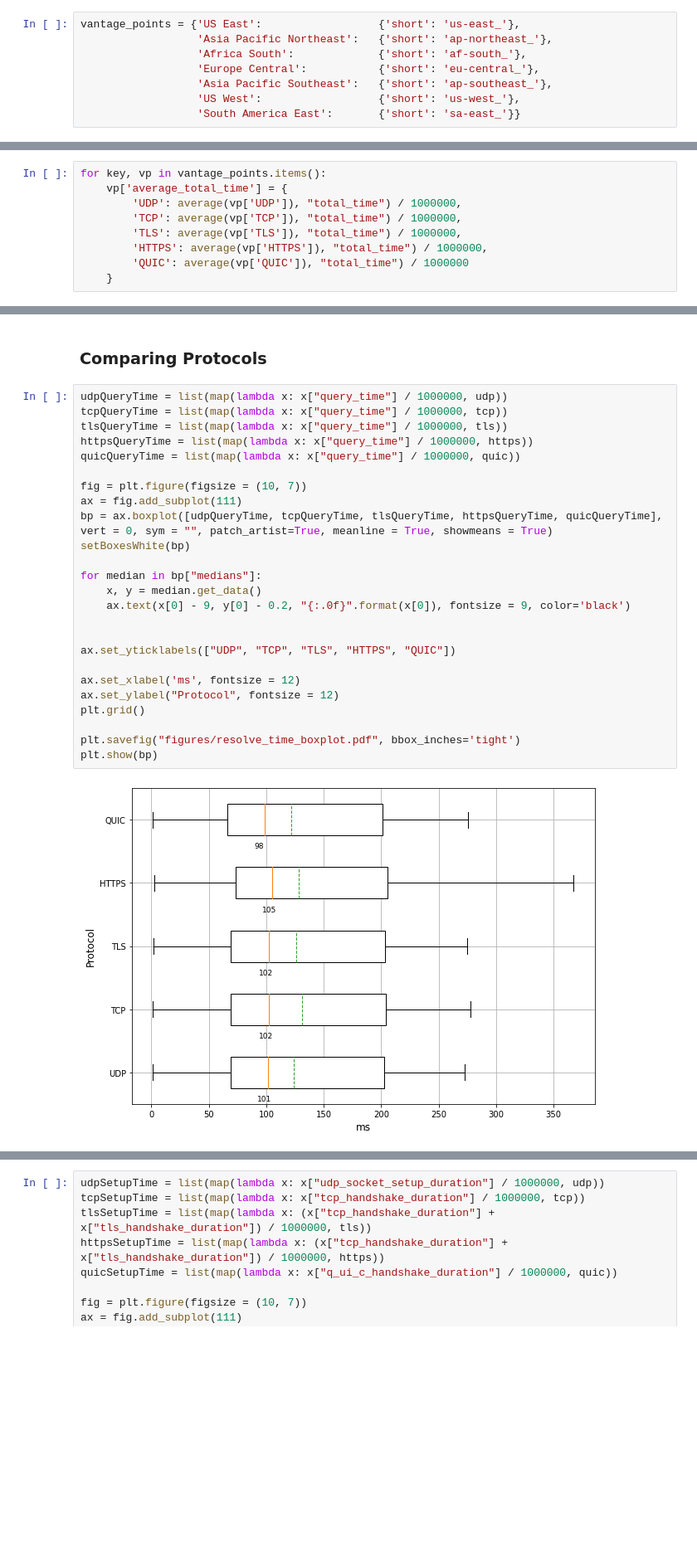
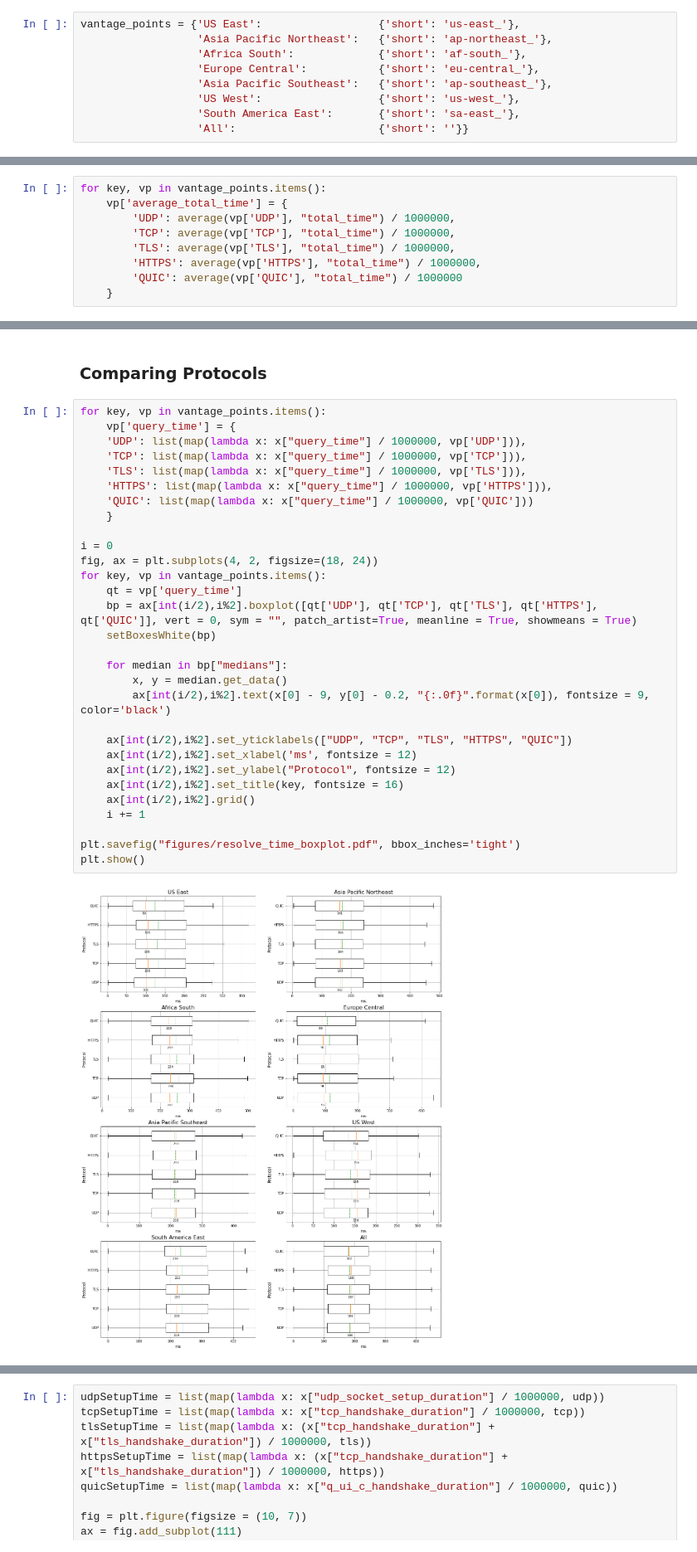
Before and after one commit to justus237/dns-analysis, a Jupyter notebook: Performance.ipynb, the cells around one changed output, grey strips where cells are left out. Shown: that part at 83% size. Cells and saved outputs as stored; diff of their text form; blank space fills up the shorter version.

Commit message:
updated mixed graphs

```diff
--- a/Performance.ipynb
+++ b/Performance.ipynb
@@ -21,7 +21,8 @@ vantage_points = {'US East':                  {'short': 'us-east_'},
                   'Europe Central':           {'short': 'eu-central_'},
                   'Asia Pacific Southeast':   {'short': 'ap-southeast_'},
                   'US West':                  {'short': 'us-west_'},
-                  'South America East':       {'short': 'sa-east_'}}
+                  'South America East':       {'short': 'sa-east_'},
+                  'All':                      {'short': ''}}
 # %%
 def average(items, key):
     total = 0
@@ -357,11 +360,11 @@ for key, vp in vantage_points.items():
 # %%
 for key, vp in vantage_points.items():
     vp['average_total_time'] = {
-        'UDP': average(vp['UDP']), "total_time") / 1000000,
-        'TCP': average(vp['TCP']), "total_time") / 1000000,
-        'TLS': average(vp['TLS']), "total_time") / 1000000,
-        'HTTPS': average(vp['HTTPS']), "total_time") / 1000000,
-        'QUIC': average(vp['QUIC']), "total_time") / 1000000
+        'UDP': average(vp['UDP'], "total_time") / 1000000,
+        'TCP': average(vp['TCP'], "total_time") / 1000000,
+        'TLS': average(vp['TLS'], "total_time") / 1000000,
+        'HTTPS': average(vp['HTTPS'], "total_time") / 1000000,
+        'QUIC': average(vp['QUIC'], "total_time") / 1000000
     }
 # %%
 row_labels = [key for key in vantage_points]
@@ -409,29 +415,34 @@ total_samples_df
 # %% [markdown]
 ### Comparing Protocols
 # %%
-udpQueryTime = list(map(lambda x: x["query_time"] / 1000000, udp))
-tcpQueryTime = list(map(lambda x: x["query_time"] / 1000000, tcp))
-tlsQueryTime = list(map(lambda x: x["query_time"] / 1000000, tls))
-httpsQueryTime = list(map(lambda x: x["query_time"] / 1000000, https))
-quicQueryTime = list(map(lambda x: x["query_time"] / 1000000, quic))
+for key, vp in vantage_points.items():
+    vp['query_time'] = {
+    'UDP': list(map(lambda x: x["query_time"] / 1000000, vp['UDP'])),
+    'TCP': list(map(lambda x: x["query_time"] / 1000000, vp['TCP'])),
+    'TLS': list(map(lambda x: x["query_time"] / 1000000, vp['TLS'])),
+    'HTTPS': list(map(lambda x: x["query_time"] / 1000000, vp['HTTPS'])),
+    'QUIC': list(map(lambda x: x["query_time"] / 1000000, vp['QUIC']))
+    }
 
-fig = plt.figure(figsize = (10, 7))
-ax = fig.add_subplot(111)
-bp = ax.boxplot([udpQueryTime, tcpQueryTime, tlsQueryTime, httpsQueryTime, quicQueryTime], vert = 0, sym = "", patch_artist=True, meanline = True, showmeans = True)
-setBoxesWhite(bp)
+i = 0
+fig, ax = plt.subplots(4, 2, figsize=(18, 24))
+for key, vp in vantage_points.items():
+    qt = vp['query_time']
+    bp = ax[int(i/2),i%2].boxplot([qt['UDP'], qt['TCP'], qt['TLS'], qt['HTTPS'], qt['QUIC']], vert = 0, sym = "", patch_artist=True, meanline = True, showmeans = True)
+    setBoxesWhite(bp)
 
-for median in bp["medians"]:
-    x, y = median.get_data()
-    ax.text(x[0] - 9, y[0] - 0.2, "{:.0f}".format(x[0]), fontsize = 9, color='black')
+    for median in bp["medians"]:
+        x, y = median.get_data()
+        ax[int(i/2),i%2].text(x[0] - 9, y[0] - 0.2, "{:.0f}".format(x[0]), fontsize = 9, color='black')
 
-
-ax.set_yticklabels(["UDP", "TCP", "TLS", "HTTPS", "QUIC"])
-
-ax.set_xlabel('ms', fontsize = 12)
-ax.set_ylabel("Protocol", fontsize = 12)
-plt.grid()
+    ax[int(i/2),i%2].set_yticklabels(["UDP", "TCP", "TLS", "HTTPS", "QUIC"])
+    ax[int(i/2),i%2].set_xlabel('ms', fontsize = 12)
+    ax[int(i/2),i%2].set_ylabel("Protocol", fontsize = 12)
+    ax[int(i/2),i%2].set_title(key, fontsize = 16)
+    ax[int(i/2),i%2].grid()
+    i += 1
 
 plt.savefig("figures/resolve_time_boxplot.pdf", bbox_inches='tight')
-plt.show(bp)
+plt.show()
 # %% [output]
-[figure, old version]
+[figure, new version]
```
Also changed, not shown: parts of 10 cells of this notebook, 3 other files.
